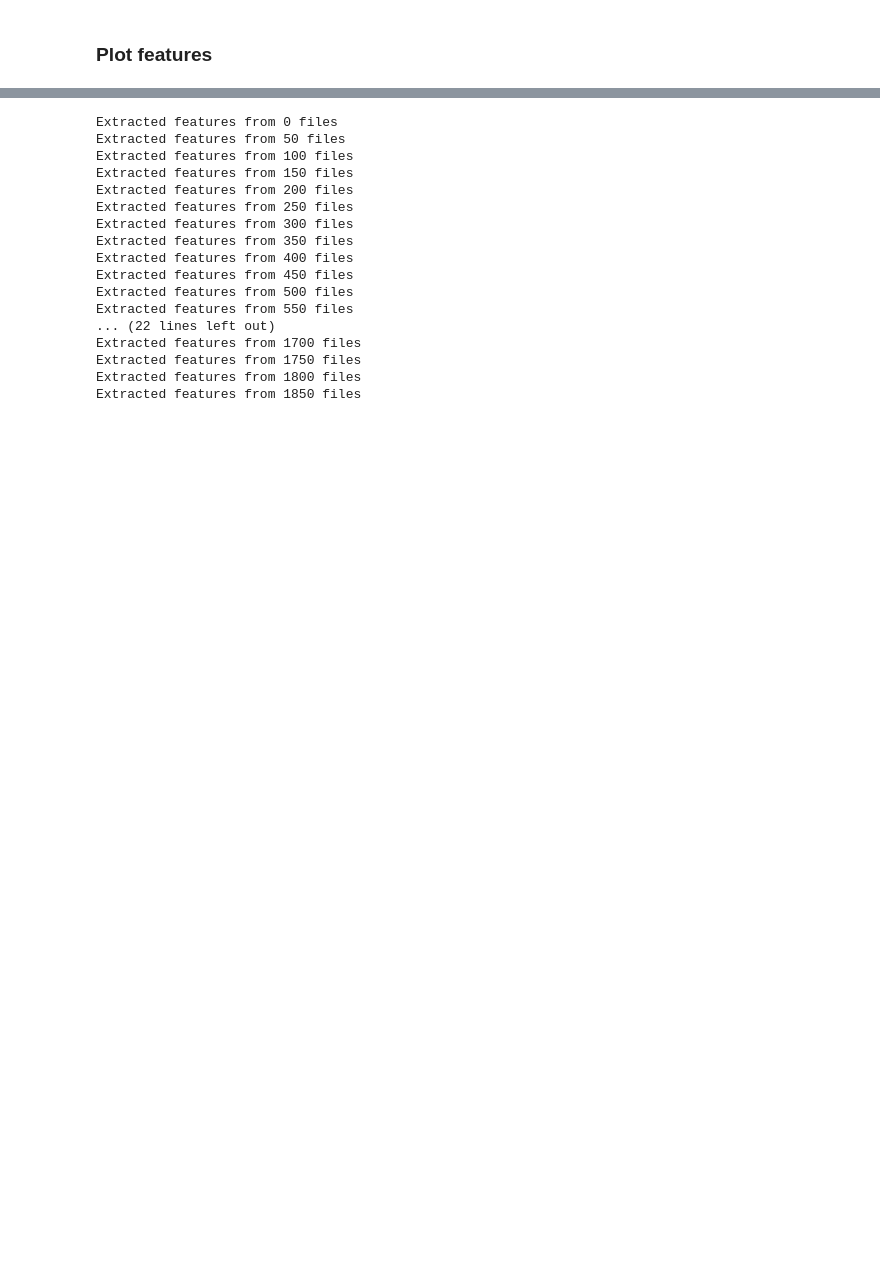
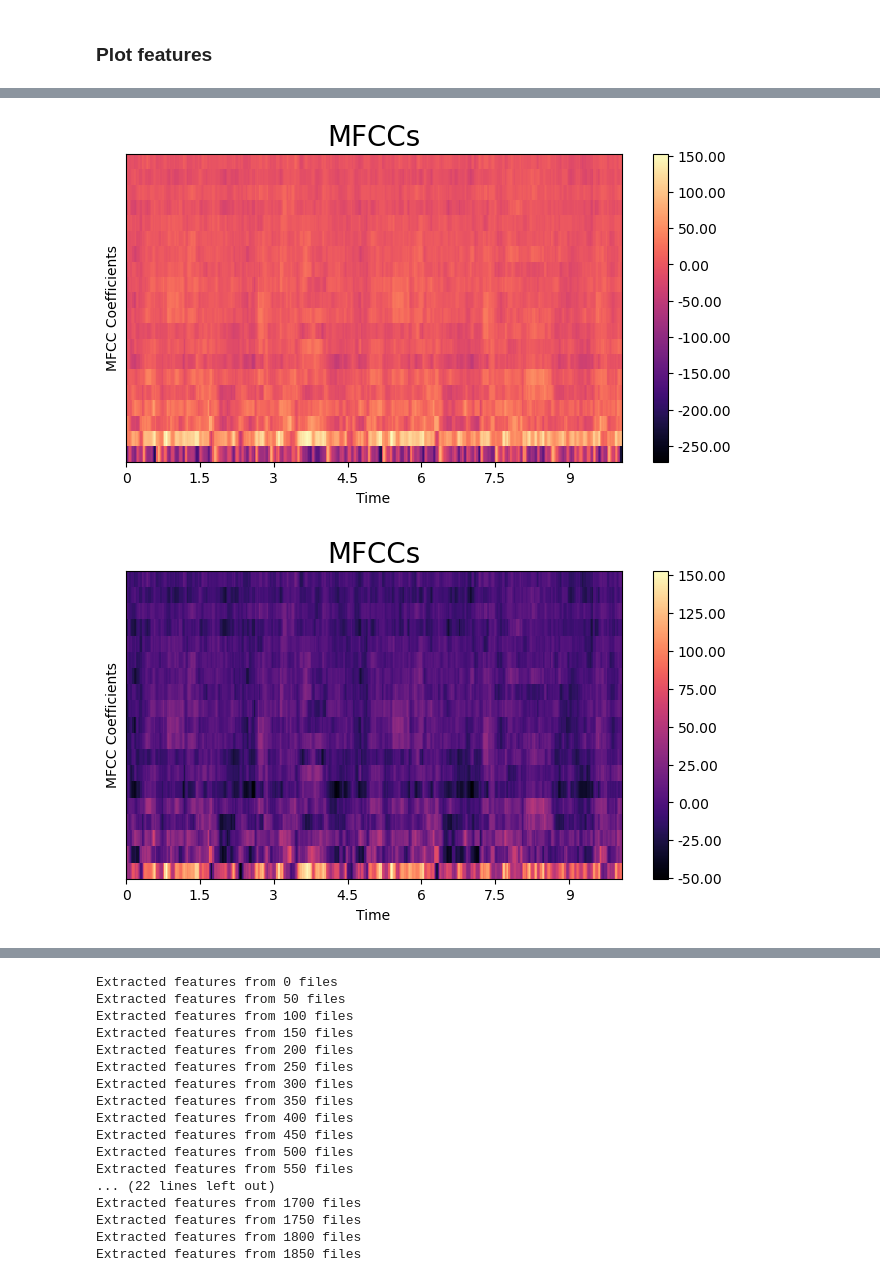
Before and after one commit to C7A7A/audio_clustering_autoencoder, a Jupyter notebook: notebooks/extract_features.ipynb, the cells around one changed output, grey strips where cells are left out. Drawn from its saved outputs; the diff is of its cells as text; code cells hidden in the pictures; blank space fills up the shorter version.

```diff
--- a/notebooks/extract_features.ipynb
+++ b/notebooks/extract_features.ipynb
@@ -289,9 +326,13 @@ Estimated chroma key: B
 # %%
-# mfccs = get_mfccs(y, sr)
-# figure = plot_mfccs(mfccs, sr)
-# plt.show()
+mfccs = get_mfccs(y, sr)
+figure = plot_mfccs(mfccs, sr, grayscale=False)
+plt.show()
 
-# # mfccs without first row
-# mfccs = np.delete(mfccs, 0, axis=0)
-# figure = plot_mfccs(mfccs, sr)
-# plt.show()
+# mfccs without first row
+mfccs = np.delete(mfccs, 0, axis=0)
+figure = plot_mfccs(mfccs, sr, grayscale=False)
+figure = plot_mfccs(mfccs, sr)
+plt.show()
+# %% [output]
+[figure, added]
+[figure, added]
```
Also changed, not shown: parts of 14 cells of this notebook.
